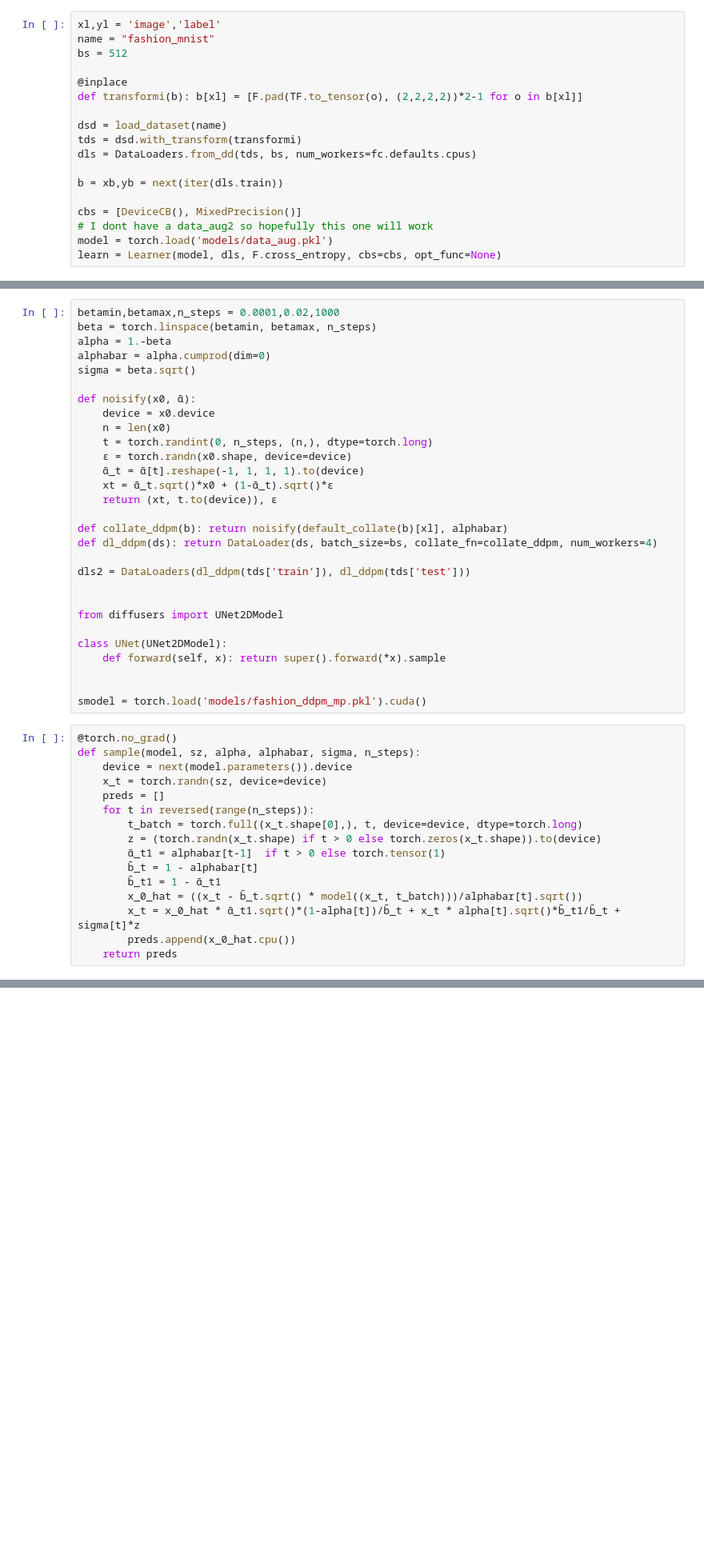
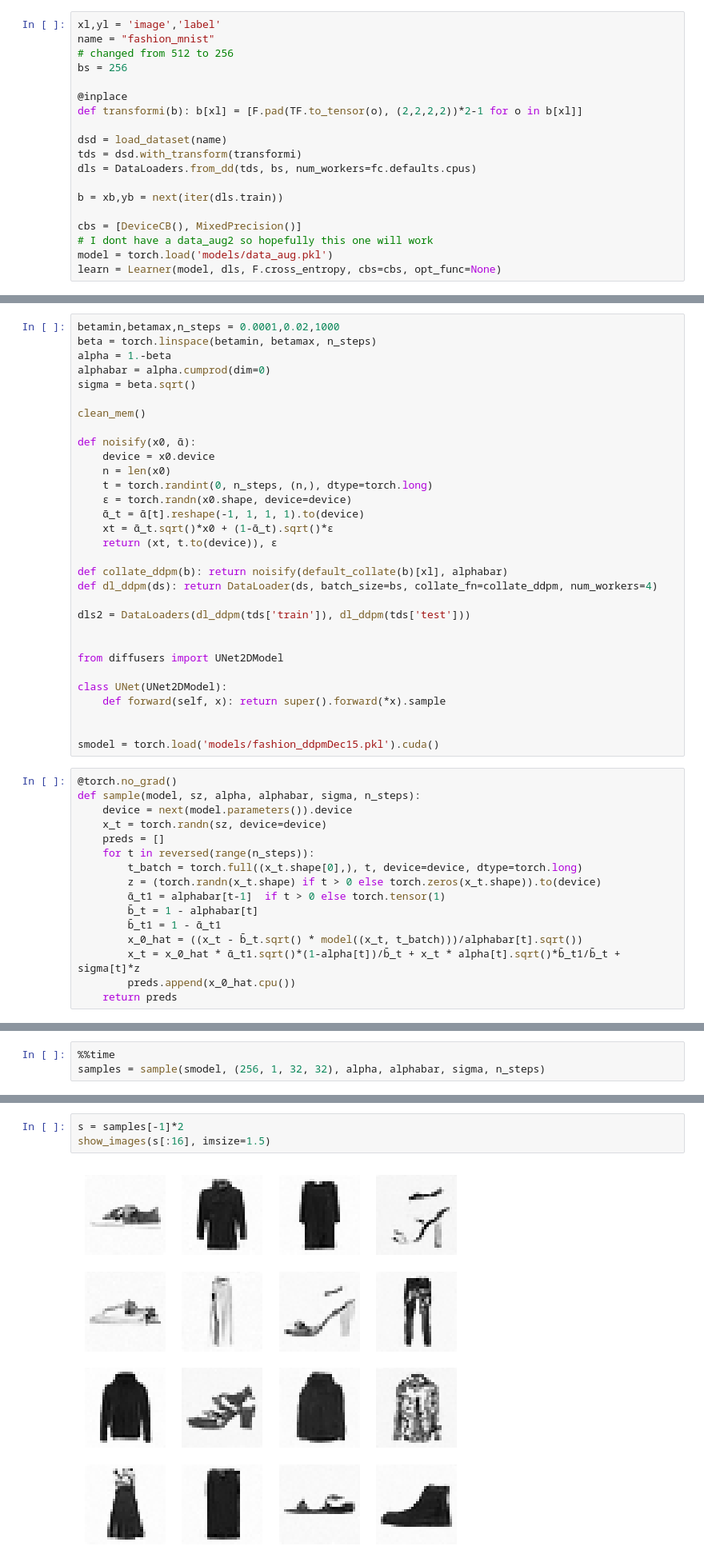
Before and after one commit to DrEntropy/pdl, a Jupyter notebook: lesson21.ipynb, the cells around one changed output, grey strips where cells are left out. Shown at 80% size. Cells and saved outputs as stored; diff of their text form; blank space fills up the shorter version.

```diff
--- a/lesson21.ipynb
+++ b/lesson21.ipynb
@@ -75,7 +75,8 @@ if fc.defaults.cpus>8: fc.defaults.cpus=8
 # %%
 xl,yl = 'image','label'
 name = "fashion_mnist"
-bs = 512
+# changed from 512 to 256
+bs = 256
 
 @inplace
 def transformi(b): b[xl] = [F.pad(TF.to_tensor(o), (2,2,2,2))*2-1 for o in b[xl]]
@@ -152,6 +153,8 @@ beta = torch.linspace(betamin, betamax, n_steps)
 alpha = 1.-beta
 alphabar = alpha.cumprod(dim=0)
 sigma = beta.sqrt()
+
+clean_mem()
 
 def noisify(x0, ᾱ):
     device = x0.device
@@ -174,7 +177,7 @@ class UNet(UNet2DModel):
     def forward(self, x): return super().forward(*x).sample
 
 
-smodel = torch.load('models/fashion_ddpm_mp.pkl').cuda()
+smodel = torch.load('models/fashion_ddpmDec15.pkl').cuda()
 # %%
 @torch.no_grad()
 def sample(model, sz, alpha, alphabar, sigma, n_steps):
@@ -268,0 +199,3 @@ Whats the best paper for faster generation?
+# %%
+%%time
+samples = sample(smodel, (256, 1, 32, 32), alpha, alphabar, sigma, n_steps)
@@ -268,0 +205,5 @@ Whats the best paper for faster generation?
+# %%
+s = samples[-1]*2
+show_images(s[:16], imsize=1.5)
+# %% [output]
+[figure, added]
```
Also changed, not shown: parts of 61 cells of this notebook, 4 other files.
